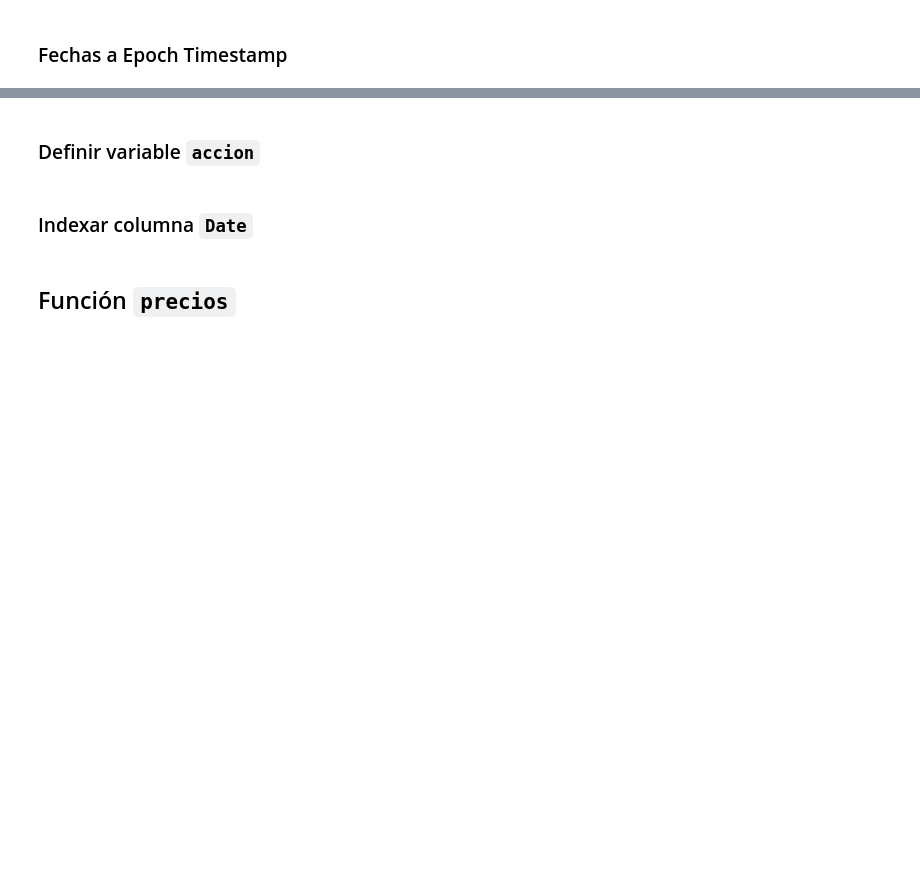
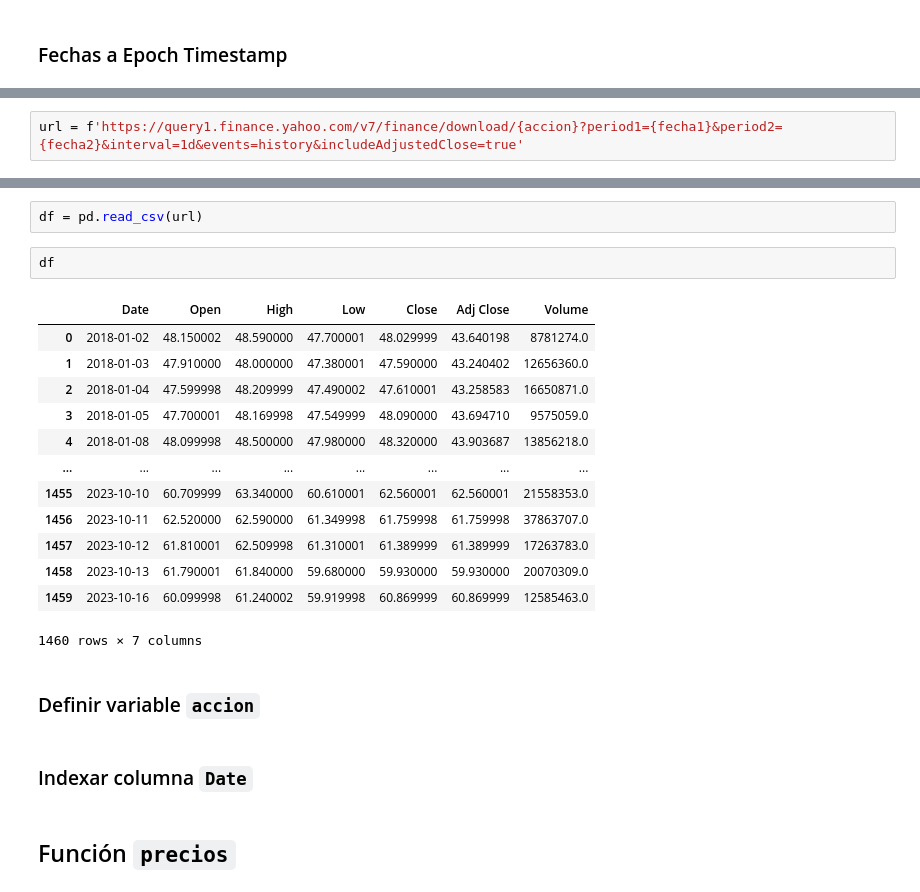
Before and after one commit to carlosdeoncedos/CienciaDatosFinanzas2023_09_martes, a Jupyter notebook: Sesion_6.ipynb, the cells around one changed output, grey strips where cells are left out. Cells and saved outputs as stored; diff of their text form; blank space fills up the shorter version.

```diff
--- a/Sesion_6.ipynb
+++ b/Sesion_6.ipynb
@@ -90,0 +149,2 @@ GMT es la Zona Horaria de Greenwich.
+# %%
+url = f'https://query1.finance.yahoo.com/v7/finance/download/{accion}?period1={fecha1}&period2={fecha2}&interval=1d&events=history&includeAdjustedClose=true'
@@ -91,3 +155,21 @@ GMT es la Zona Horaria de Greenwich.
+# %%
+df = pd.read_csv(url)
+# %%
+df
+# %% [output]
+|  | Date | Open | High | Low | Close | Adj Close | Volume |
+| 0 | 2018-01-02 | 48.150002 | 48.590000 | 47.700001 | 48.029999 | 43.640198 | 8781274.0 |
+| 1 | 2018-01-03 | 47.910000 | 48.000000 | 47.380001 | 47.590000 | 43.240402 | 12656360.0 |
+| 2 | 2018-01-04 | 47.599998 | 48.209999 | 47.490002 | 47.610001 | 43.258583 | 16650871.0 |
+| 3 | 2018-01-05 | 47.700001 | 48.169998 | 47.549999 | 48.090000 | 43.694710 | 9575059.0 |
+| 4 | 2018-01-08 | 48.099998 | 48.500000 | 47.980000 | 48.320000 | 43.903687 | 13856218.0 |
+| ... | ... | ... | ... | ... | ... | ... | ... |
+| 1455 | 2023-10-10 | 60.709999 | 63.340000 | 60.610001 | 62.560001 | 62.560001 | 21558353.0 |
+| 1456 | 2023-10-11 | 62.520000 | 62.590000 | 61.349998 | 61.759998 | 61.759998 | 37863707.0 |
+| 1457 | 2023-10-12 | 61.810001 | 62.509998 | 61.310001 | 61.389999 | 61.389999 | 17263783.0 |
+| 1458 | 2023-10-13 | 61.790001 | 61.840000 | 59.680000 | 59.930000 | 59.930000 | 20070309.0 |
+| 1459 | 2023-10-16 | 60.099998 | 61.240002 | 59.919998 | 60.869999 | 60.869999 | 12585463.0 |
+1460 rows × 7 columns
 # %% [markdown]
 ### Definir variable `accion`
 # %% [markdown]
```
Also changed, not shown: parts of 17 cells of this notebook.
